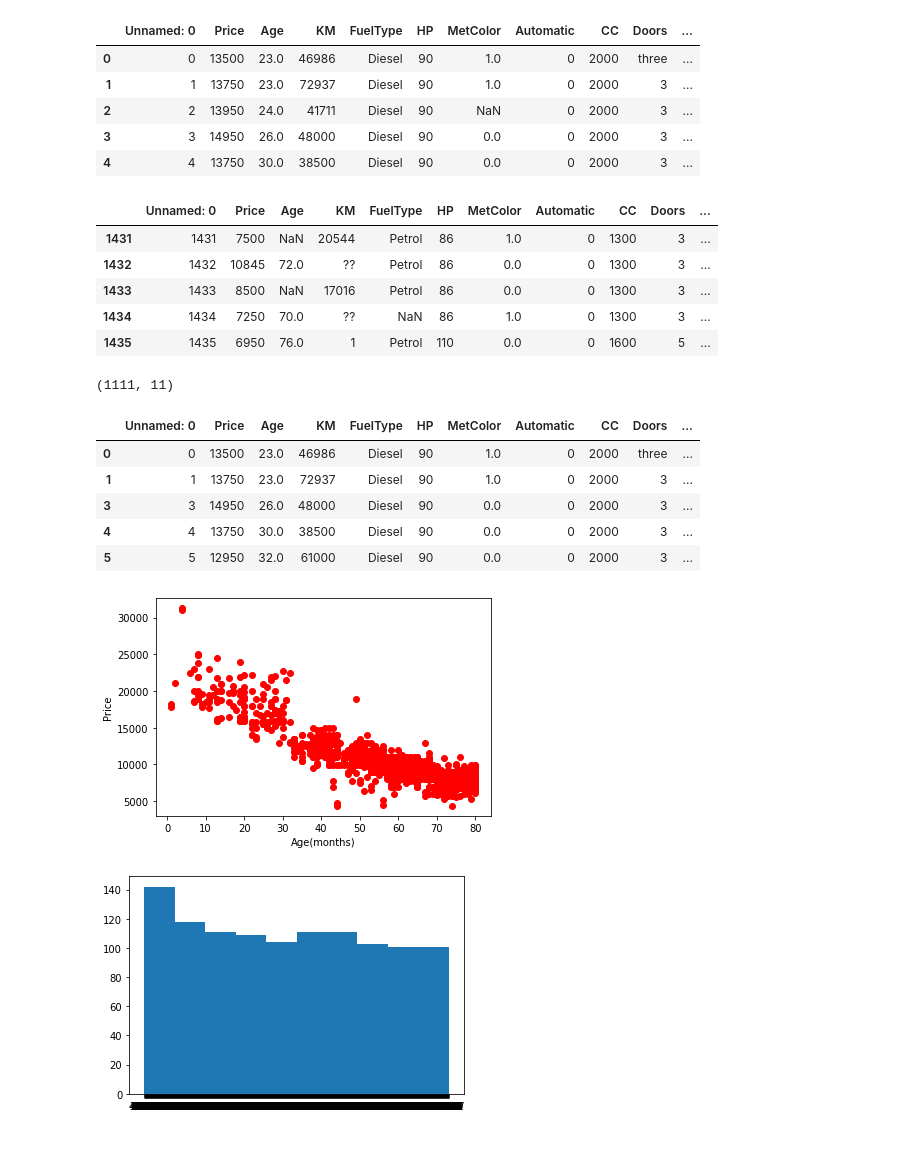
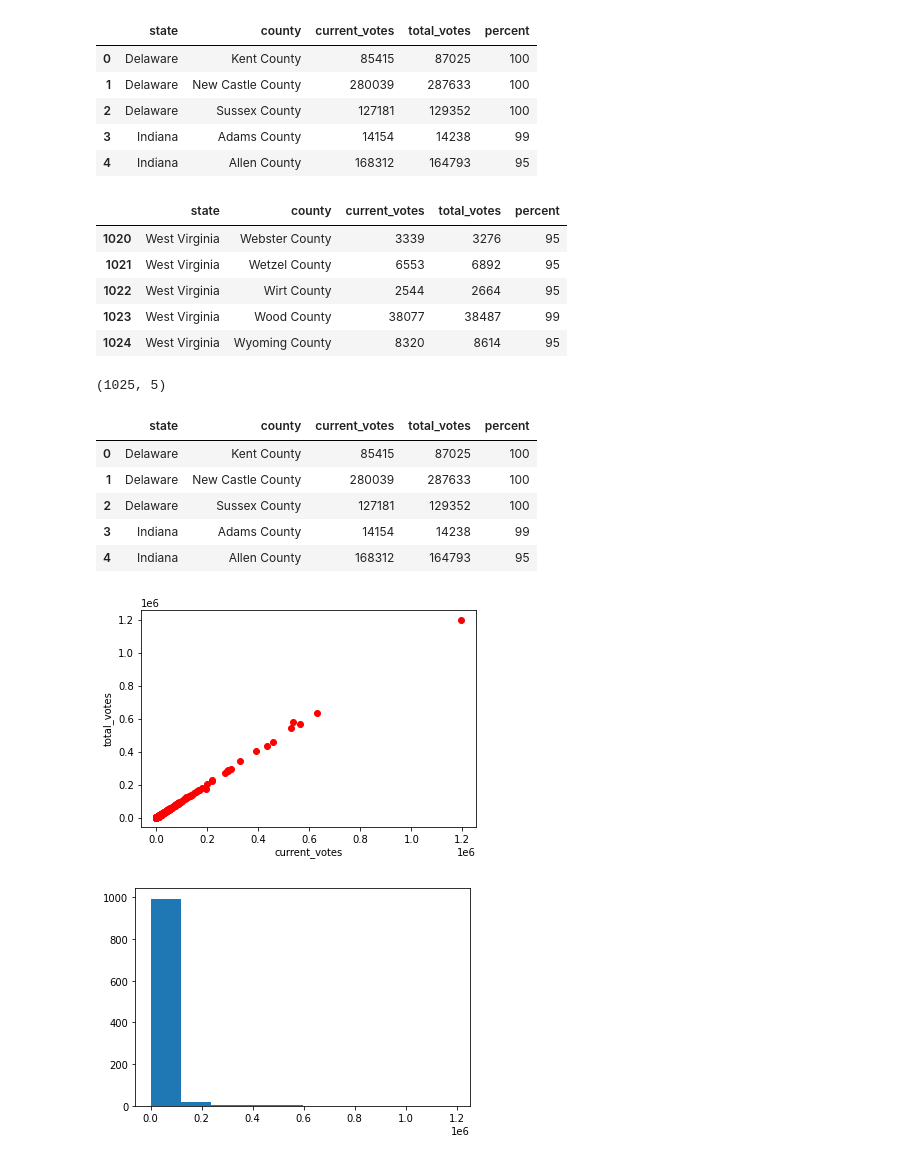
Before and after one commit to KhushbooSingh17/18CSE140, a Jupyter notebook: Assignment3.ipynb, the cells around one changed output. Saved outputs shown, nothing was run; the diff lists cells and outputs as text; code cells hidden in the pictures.

```diff
--- a/Assignment3.ipynb
+++ b/Assignment3.ipynb
@@ -5,7 +5,7 @@ import pandas as pd
 import numpy as np
 import matplotlib.pyplot as plt
 # %%
-path="https://raw.githubusercontent.com/chirudukuru/DMDW/main/Toyota.csv"
+path="https://raw.githubusercontent.com/KhushbooSingh17/18CSE140/main/governors_county.csv"
 # %%
 import pandas as pd
 data=pd.read_csv(path)
@@ -28,46 +28,46 @@ data
 # %%
 data.head()
 # %% [output]
-|  | Unnamed: 0 | Price | Age | KM | FuelType | HP | MetColor | Automatic | CC | Doors | ... |
-| 0 | 0 | 13500 | 23.0 | 46986 | Diesel | 90 | 1.0 | 0 | 2000 | three | ... |
-| 1 | 1 | 13750 | 23.0 | 72937 | Diesel | 90 | 1.0 | 0 | 2000 | 3 | ... |
-| 2 | 2 | 13950 | 24.0 | 41711 | Diesel | 90 | NaN | 0 | 2000 | 3 | ... |
-| 3 | 3 | 14950 | 26.0 | 48000 | Diesel | 90 | 0.0 | 0 | 2000 | 3 | ... |
-| 4 | 4 | 13750 | 30.0 | 38500 | Diesel | 90 | 0.0 | 0 | 2000 | 3 | ... |
+|  | state | county | current_votes | total_votes | percent |
+| 0 | Delaware | Kent County | 85415 | 87025 | 100 |
+| 1 | Delaware | New Castle County | 280039 | 287633 | 100 |
+| 2 | Delaware | Sussex County | 127181 | 129352 | 100 |
+| 3 | Indiana | Adams County | 14154 | 14238 | 99 |
+| 4 | Indiana | Allen County | 168312 | 164793 | 95 |
 # %%
 data.tail()
 # %% [output]
-|  | Unnamed: 0 | Price | Age | KM | FuelType | HP | MetColor | Automatic | CC | Doors | ... |
-| 1431 | 1431 | 7500 | NaN | 20544 | Petrol | 86 | 1.0 | 0 | 1300 | 3 | ... |
-| 1432 | 1432 | 10845 | 72.0 | ?? | Petrol | 86 | 0.0 | 0 | 1300 | 3 | ... |
-| 1433 | 1433 | 8500 | NaN | 17016 | Petrol | 86 | 0.0 | 0 | 1300 | 3 | ... |
-| 1434 | 1434 | 7250 | 70.0 | ?? | NaN | 86 | 1.0 | 0 | 1300 | 3 | ... |
-| 1435 | 1435 | 6950 | 76.0 | 1 | Petrol | 110 | 0.0 | 0 | 1600 | 5 | ... |
+|  | state | county | current_votes | total_votes | percent |
+| 1020 | West Virginia | Webster County | 3339 | 3276 | 95 |
+| 1021 | West Virginia | Wetzel County | 6553 | 6892 | 95 |
+| 1022 | West Virginia | Wirt County | 2544 | 2664 | 95 |
+| 1023 | West Virginia | Wood County | 38077 | 38487 | 99 |
+| 1024 | West Virginia | Wyoming County | 8320 | 8614 | 95 |
 # %%
 data.dropna(axis=0,inplace=True)
 # %%
 data.shape
 # %% [output]
-(1111, 11)
+(1025, 5)
 # %%
 data.head()
 # %% [output]
-|  | Unnamed: 0 | Price | Age | KM | FuelType | HP | MetColor | Automatic | CC | Doors | ... |
-| 0 | 0 | 13500 | 23.0 | 46986 | Diesel | 90 | 1.0 | 0 | 2000 | three | ... |
-| 1 | 1 | 13750 | 23.0 | 72937 | Diesel | 90 | 1.0 | 0 | 2000 | 3 | ... |
-| 3 | 3 | 14950 | 26.0 | 48000 | Diesel | 90 | 0.0 | 0 | 2000 | 3 | ... |
-| 4 | 4 | 13750 | 30.0 | 38500 | Diesel | 90 | 0.0 | 0 | 2000 | 3 | ... |
-| 5 | 5 | 12950 | 32.0 | 61000 | Diesel | 90 | 0.0 | 0 | 2000 | 3 | ... |
+|  | state | county | current_votes | total_votes | percent |
+| 0 | Delaware | Kent County | 85415 | 87025 | 100 |
+| 1 | Delaware | New Castle County | 280039 | 287633 | 100 |
+| 2 | Delaware | Sussex County | 127181 | 129352 | 100 |
+| 3 | Indiana | Adams County | 14154 | 14238 | 99 |
+| 4 | Indiana | Allen County | 168312 | 164793 | 95 |
 # %%
-plt.scatter(data['Age'],data['Price'],c='red')
-plt.xlabel('Age(months)')
-plt.ylabel('Price')
+plt.scatter(data['current_votes'],data['total_votes'],c='red')
+plt.xlabel('current_votes')
+plt.ylabel('total_votes')
 plt.show()
 # %% [output]
-[figure, old version]
+[figure, new version]
 # %%
-plt.hist(data['KM'])
+plt.hist(data['current_votes'])
 plt.show()
 # %% [output]
-[figure, old version]
+[figure, new version]
 # %%
```
Also changed, not shown: parts of 13 cells of this notebook.
